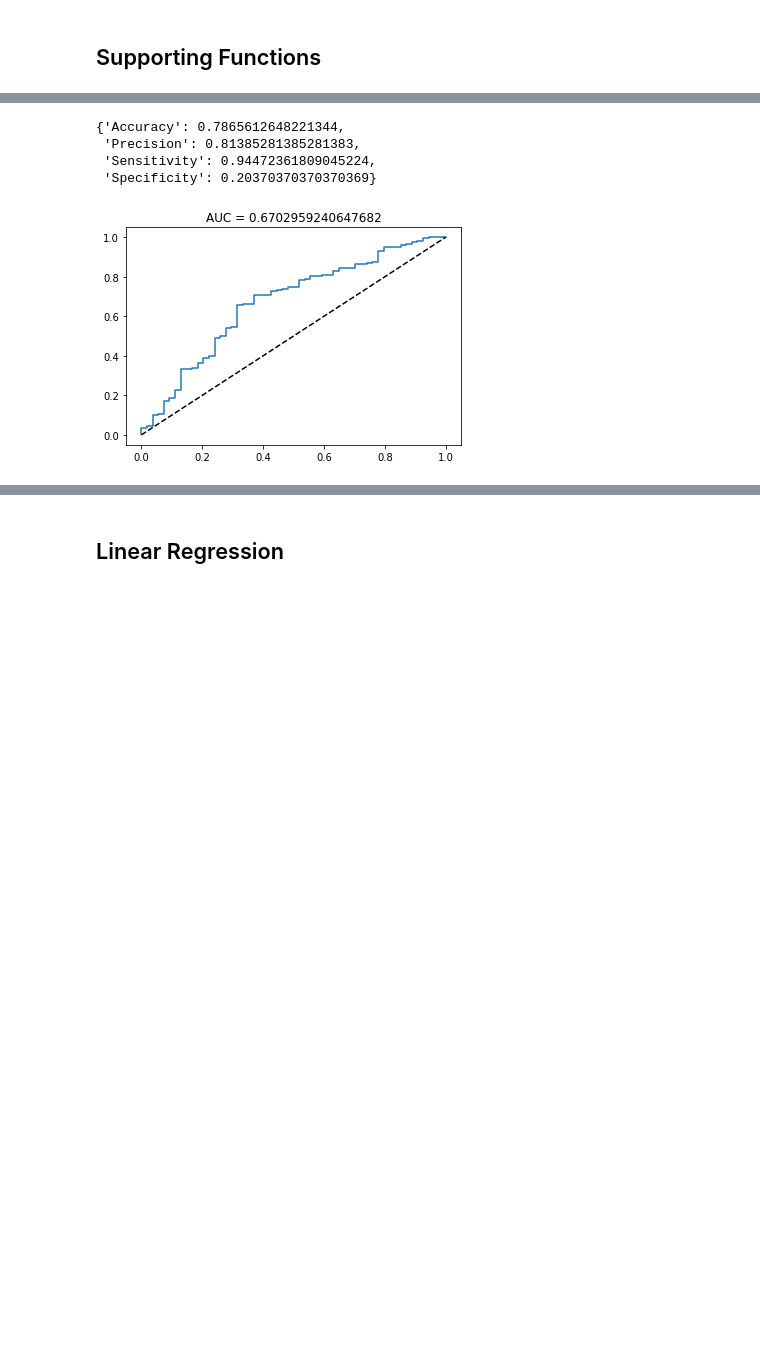
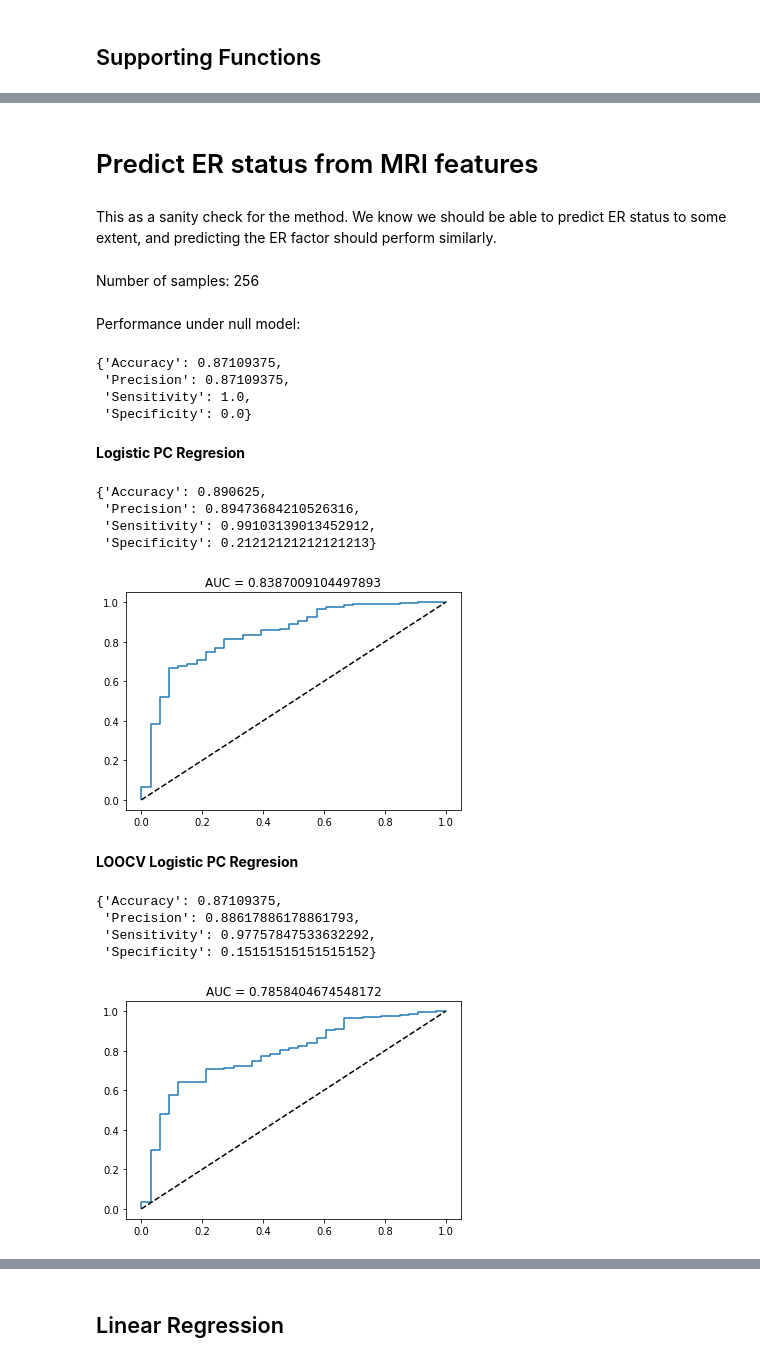
Before and after one commit to NKI-CCB/imagene-analysis, a Jupyter notebook: notebooks/tycho-predict-factors-from-mri.ipynb, the cells around one changed output, grey strips where cells are left out. Drawn from its saved outputs; the diff is of its cells as text; code cells hidden in the pictures; blank space fills up the shorter version.

```diff
--- a/notebooks/tycho-predict-factors-from-mri.ipynb
+++ b/notebooks/tycho-predict-factors-from-mri.ipynb
@@ -121,3 +128,0 @@ def bin_performance(y, y_pred):
-# %%
-X = mri_array.values
-y = clin['ihc_subtype'].reindex(patient=sel_samples).values == 'ER+/HER2-'
@@ -162,15 +155,0 @@ plot_roc(y, y_pred)
-# %%
-loocv = sklearn.model_selection.LeaveOneOut()
-y_pred = np.full(y.shape, np.nan)
-for train_index, test_index in loocv.split(X):
-    m = PcaLog()
-    m.train(X[train_index, :], y[train_index])
-    y_pred[test_index] = m.predict(X[test_index, :])
-display(bin_performance(y, y_pred))
-plot_roc(y, y_pred)
-# %% [output]
-{'Accuracy': 0.7865612648221344,
- 'Precision': 0.81385281385281383,
- 'Sensitivity': 0.94472361809045224,
- 'Specificity': 0.20370370370370369}
-[figure, removed]
@@ -177 +174,56 @@ plot_roc(y, y_pred)
+# %% [markdown]
+# Predict ER status from MRI features #
+# %% [markdown]
+This as a sanity check for the method. We know we should be able to predict ER status to some extent, and predicting the ER factor should perform similarly.
+# %%
+sel_patients = list(
+    {p for t, p in zip(clin['ihc_subtype'], clin['patient'].values)
+     if t in ['ER+/HER2-', 'TN']} &
+    {p for n, p in zip(np.isnan(mri_array).sum('variable'), mri_array['patient'].values)
+     if n == 0})
+X = mri_array.reindex(patient=sel_patients).transpose('patient', 'variable').values
+y = clin['ihc_subtype'].reindex(patient=sel_patients).values == 'ER+/HER2-'
+
+display(Markdown("Number of samples: {}".format(X.shape[0])))
+
+display(Markdown("Performance under null model:"))
+display(bin_performance(y, np.ones(len(y))))
+
+display(Markdown("**Logistic PC Regresion**"))
+
+model = PcaLog(10)
+model.train(X, y)
+y_pred = model.predict(X)
+display(bin_performance(y, y_pred))
+plot_roc(y, y_pred)
+
+display(Markdown("**LOOCV Logistic PC Regresion**"))
+
+loocv = sklearn.model_selection.LeaveOneOut()
+y_pred = np.full(y.shape, np.nan)
+for train_index, test_index in loocv.split(X):
+    m = PcaLog(10)
+    m.train(X[train_index, :], y[train_index])
+    y_pred[test_index] = m.predict(X[test_index, :])
+display(bin_performance(y, y_pred))
+plot_roc(y, y_pred)
+# %% [output]
+Number of samples: 256
+Performance under null model:
+{'Accuracy': 0.87109375,
+ 'Precision': 0.87109375,
+ 'Sensitivity': 1.0,
+ 'Specificity': 0.0}
+**Logistic PC Regresion**
+{'Accuracy': 0.890625,
+ 'Precision': 0.89473684210526316,
+ 'Sensitivity': 0.99103139013452912,
+ 'Specificity': 0.21212121212121213}
+[figure, added]
+**LOOCV Logistic PC Regresion**
+{'Accuracy': 0.87109375,
+ 'Precision': 0.88617886178861793,
+ 'Sensitivity': 0.97757847533632292,
+ 'Specificity': 0.15151515151515152}
+[figure, added]
 # %% [markdown]
```
Also changed, not shown: parts of 38 cells of this notebook.
